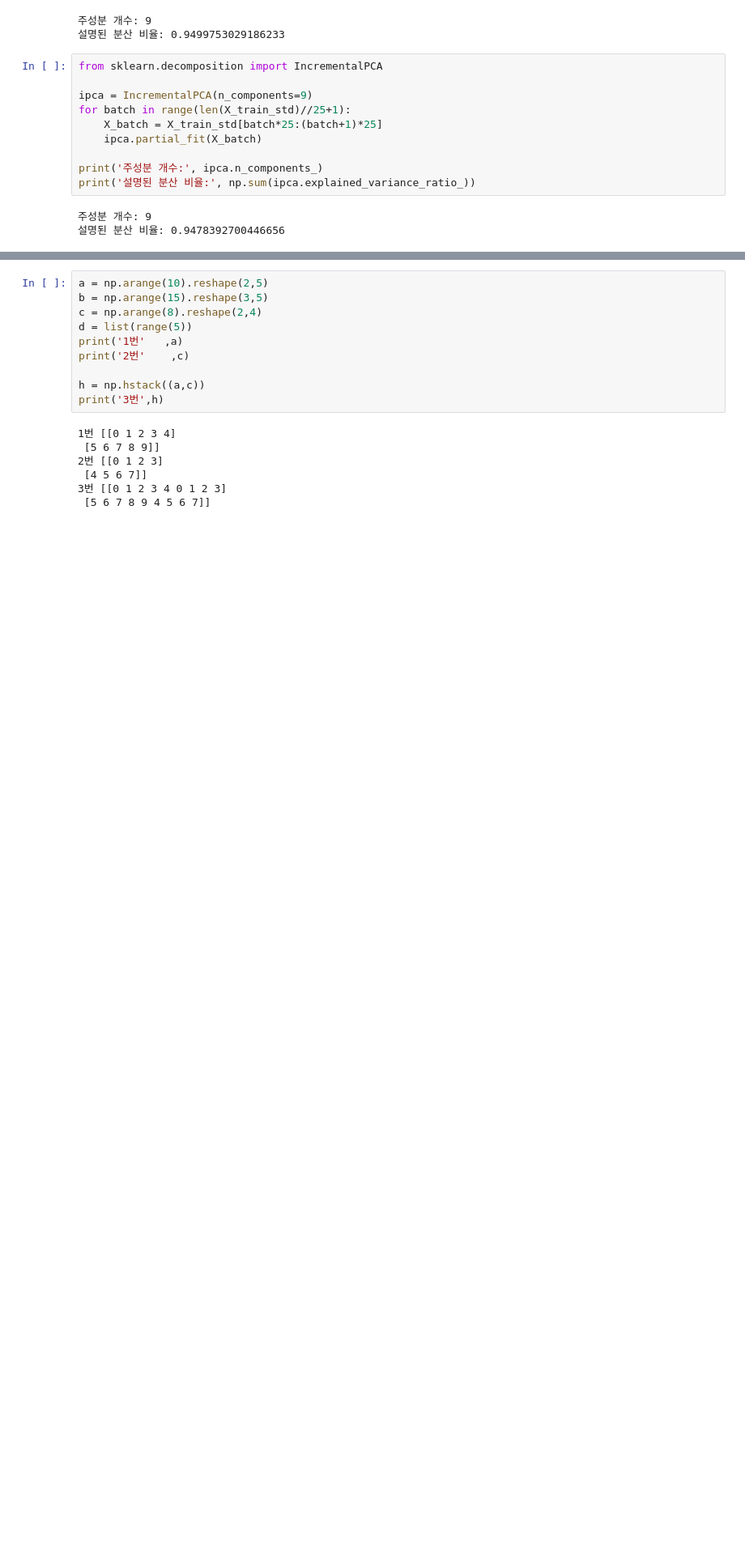
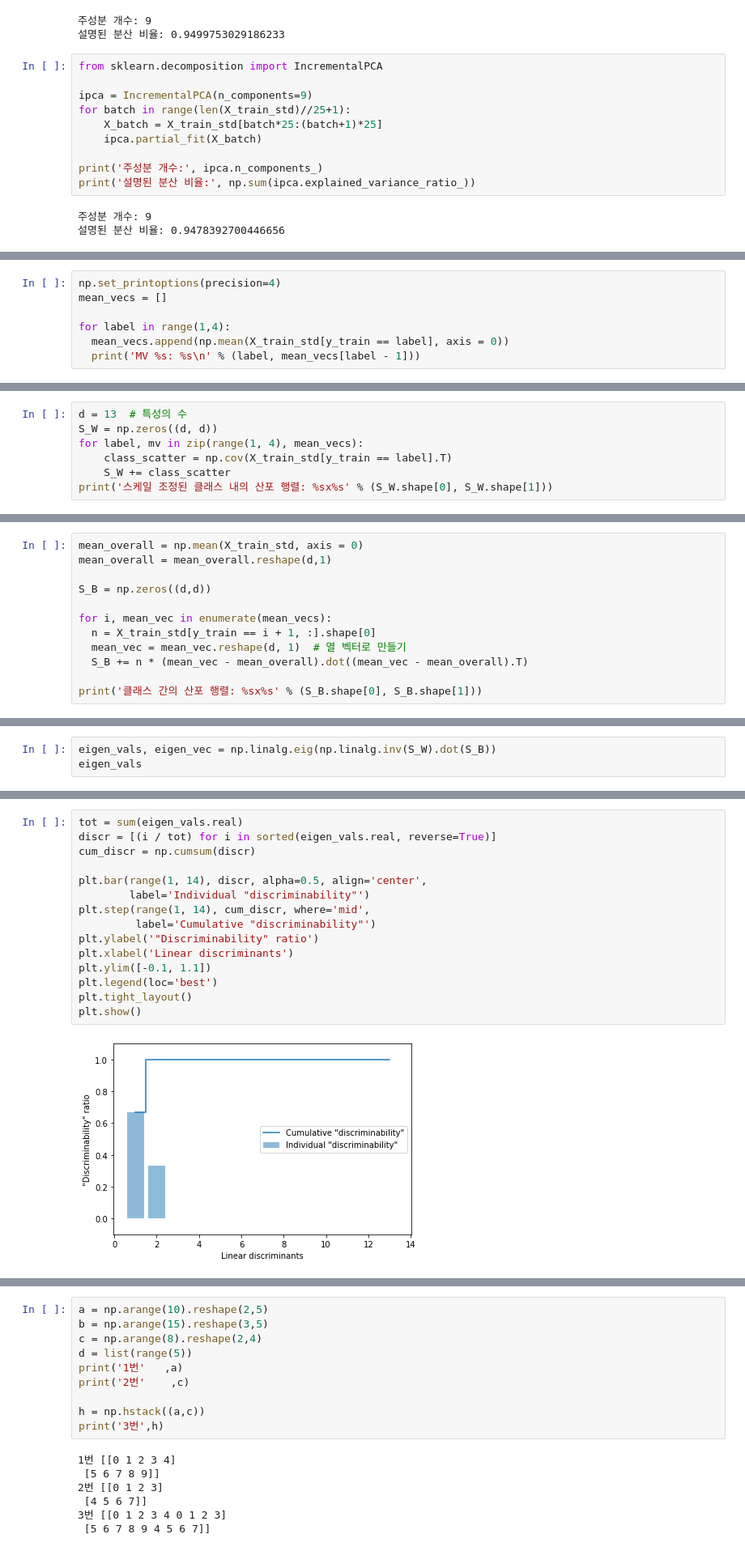
Before and after one commit to seungmin-son/ML_Practice, a Jupyter notebook: [ML_4]_Dimension_reduction.ipynb, the cells around one changed output, grey strips where cells are left out. Shown at 81% size. Saved outputs shown, nothing was run; the diff lists cells and outputs as text; blank space fills up the shorter version.

```diff
--- a/[ML_4]_Dimension_reduction.ipynb
+++ b/[ML_4]_Dimension_reduction.ipynb
@@ -271,0 +290,7 @@ print('설명된 분산 비율:', np.sum(ipca.explained_variance_ratio_))
+# %%
+np.set_printoptions(precision=4)
+mean_vecs = []
+
+for label in range(1,4):
+  mean_vecs.append(np.mean(X_train_std[y_train == label], axis = 0))
+  print('MV %s: %s\n' % (label, mean_vecs[label - 1]))
@@ -271,0 +324,7 @@ print('설명된 분산 비율:', np.sum(ipca.explained_variance_ratio_))
+# %%
+d = 13  # 특성의 수
+S_W = np.zeros((d, d))
+for label, mv in zip(range(1, 4), mean_vecs):
+    class_scatter = np.cov(X_train_std[y_train == label].T)
+    S_W += class_scatter
+print('스케일 조정된 클래스 내의 산포 행렬: %sx%s' % (S_W.shape[0], S_W.shape[1]))
@@ -271,0 +333,12 @@ print('설명된 분산 비율:', np.sum(ipca.explained_variance_ratio_))
+# %%
+mean_overall = np.mean(X_train_std, axis = 0)
+mean_overall = mean_overall.reshape(d,1)
+
+S_B = np.zeros((d,d))
+
+for i, mean_vec in enumerate(mean_vecs):
+  n = X_train_std[y_train == i + 1, :].shape[0]
+  mean_vec = mean_vec.reshape(d, 1)  # 열 벡터로 만들기
+  S_B += n * (mean_vec - mean_overall).dot((mean_vec - mean_overall).T)
+
+print('클래스 간의 산포 행렬: %sx%s' % (S_B.shape[0], S_B.shape[1]))
@@ -271,0 +347,3 @@ print('설명된 분산 비율:', np.sum(ipca.explained_variance_ratio_))
+# %%
+eigen_vals, eigen_vec = np.linalg.eig(np.linalg.inv(S_W).dot(S_B))
+eigen_vals
@@ -271,0 +417,17 @@ print('설명된 분산 비율:', np.sum(ipca.explained_variance_ratio_))
+# %%
+tot = sum(eigen_vals.real)
+discr = [(i / tot) for i in sorted(eigen_vals.real, reverse=True)]
+cum_discr = np.cumsum(discr)
+
+plt.bar(range(1, 14), discr, alpha=0.5, align='center',
+        label='Individual "discriminability"')
+plt.step(range(1, 14), cum_discr, where='mid',
+         label='Cumulative "discriminability"')
+plt.ylabel('"Discriminability" ratio')
+plt.xlabel('Linear discriminants')
+plt.ylim([-0.1, 1.1])
+plt.legend(loc='best')
+plt.tight_layout()
+plt.show()
+# %% [output]
+[figure, added]
```
Also changed, not shown: parts of 16 cells of this notebook.
